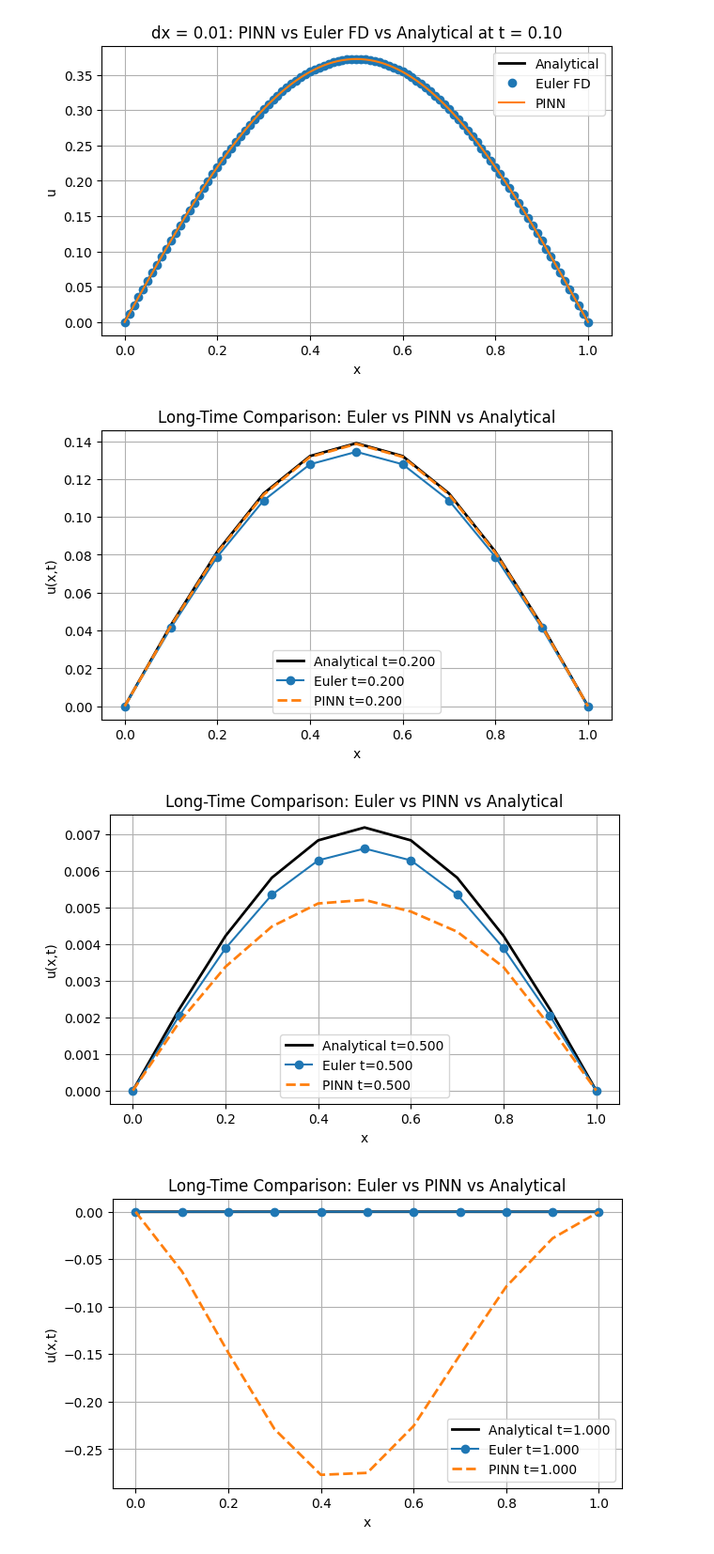
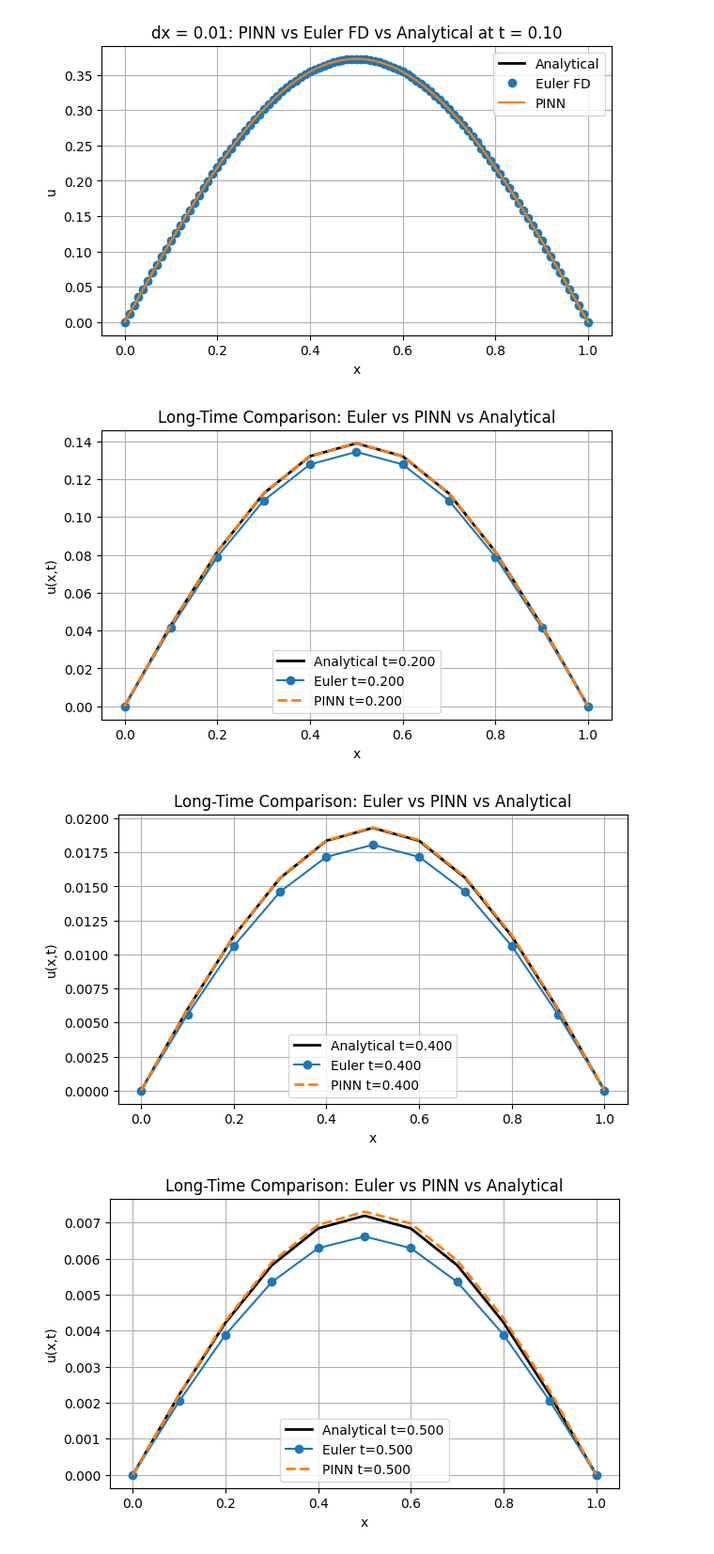
Before and after one commit to beateovl/FYS-STK4155-Project-3, a Jupyter notebook: Notebooks/final_model.ipynb, the cells around one changed output. Shown at 94% size. Drawn from its saved outputs; the diff is of its cells as text; code cells hidden in the pictures.

```diff
--- a/Notebooks/final_model.ipynb
+++ b/Notebooks/final_model.ipynb
@@ -88,18 +115,18 @@ Total MSE over domain: 5.130739172714683e-07
 # %%
 
 
-def pinn_solution_1d(model, x, t):
-    X = np.stack([x, np.full_like(x, t)], axis=1).astype(np.float32)
-    N_out = model(X)
-    g_val = g_trial_tf(tf.constant(X, dtype=tf.float32), model, N_out)
-    return g_val.numpy().flatten()
+def pinn_solution(model, x, t_value):
+    X_eval = np.stack([x, np.full_like(x, t_value)], axis=1).astype(np.float32)
+    X_tf = tf.constant(X_eval, dtype=tf.float32)
+    N_out = model(X_tf)
+    return g_trial_tf(X_tf, N_out).numpy().flatten()
 
 # Time slices for comparison
 t_vals = [0.01, 0.10, 0.30, 0.50]
 x = np.linspace(0, 1, 200)
 
 for t_val in t_vals:
-    u_pinn  = pinn_solution_1d(model, x, t_val)
+    u_pinn  = pinn_solution(model, x, t_val)
     u_exact = analytical_u(x, t_val)
 
     plt.figure(figsize=(7,4))
@@ -128,8 +155,7 @@ X_input = np.hstack([X_flat, T_flat])
 
 X_tf = tf.constant(X_input, dtype=tf.float32)
 N_out = model(X_tf)
-u_pinn = g_trial_tf(X_tf, model, N_out).numpy().reshape(nt, nx)
-
+u_pinn = pinn_solution(model, x, t_val)
 u_exact = analytical_u(X, T)
 
 error = np.abs(u_pinn - u_exact)
@@ -161,13 +187,6 @@ def plot_all(x, t_grid, U, t_target, NN_model, title, N_output=1):
     plt.grid(True)
     plt.show()
 # %%
-def pinn_solution(model, x, t_value):
-    X_eval = np.stack([x, np.full_like(x, t_value)], axis=1).astype(np.float32)
-    N_out = model(X_eval)
-    g_val = g_trial_tf(tf.constant(X_eval, dtype=tf.float32), model, N_out)
-    return g_val.numpy().flatten()
-
-
 
 dx1 = 0.1
 dt1 = 0.005        # stability limit: dt = dx^2 / 2 = 0.005
@@ -217,12 +236,12 @@ def plot_long_time(x, U, t_grid, t_target, NN_model):
     plt.legend()
     plt.show()
 # %%
-x1, t1, U1 = euler(dx1, dt1, T=1)
+x1, t1, U1 = euler(dx1, dt1, T=T_final)
 
 plot_long_time(x1, U1, t1, t_target=0.2, NN_model=model)
-plot_long_time(x1, U1, t1, t_target=0.5, NN_model=model)
-plot_long_time(x1, U1, t1, t_target=1, NN_model=model)
+plot_long_time(x1, U1, t1, t_target=0.4, NN_model=model)
+plot_long_time(x1, U1, t1, t_target=T_final, NN_model=model)
 # %% [output]
-[figure, old version]
+[figure, new version]
-[figure, old version]
+[figure, new version]
-[figure, old version]
+[figure, new version]
```
Also changed, not shown: parts of 6 cells of this notebook, 6 other files.
